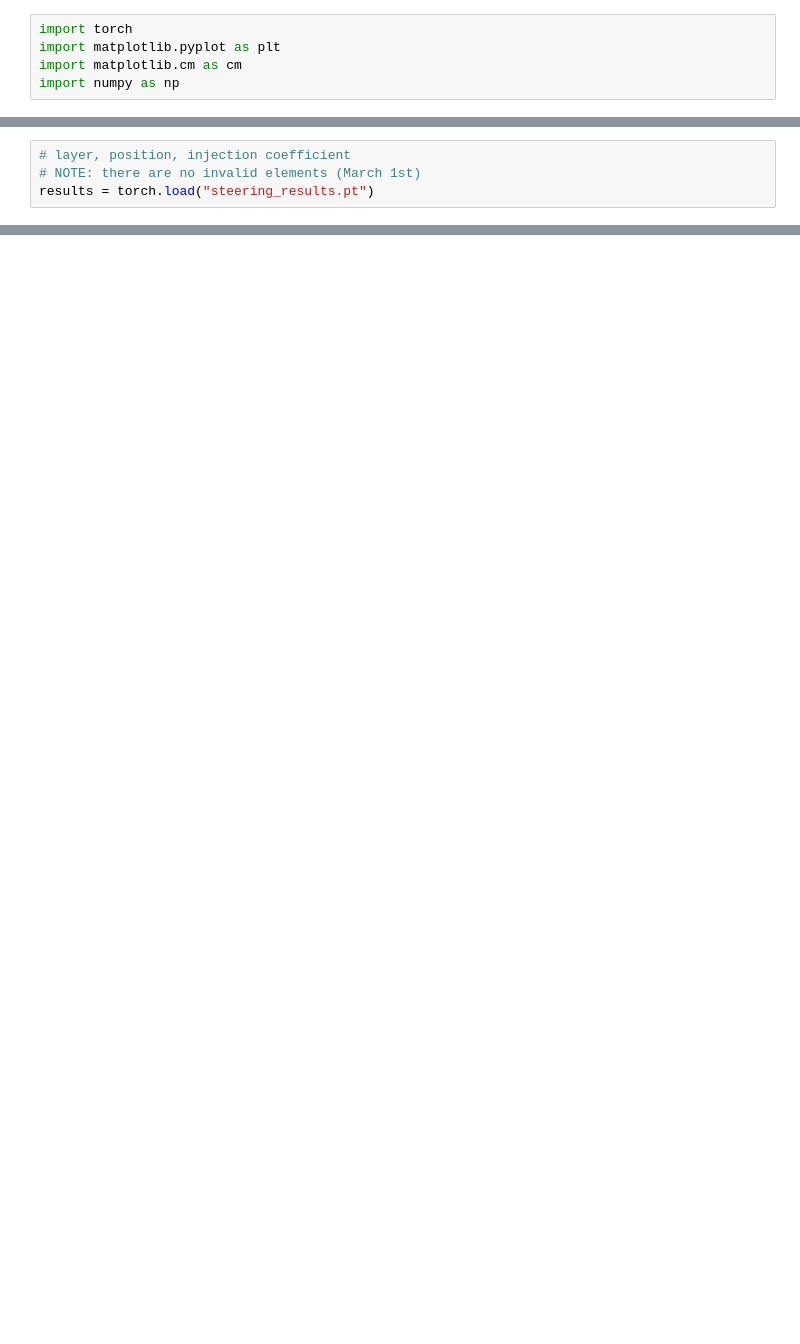
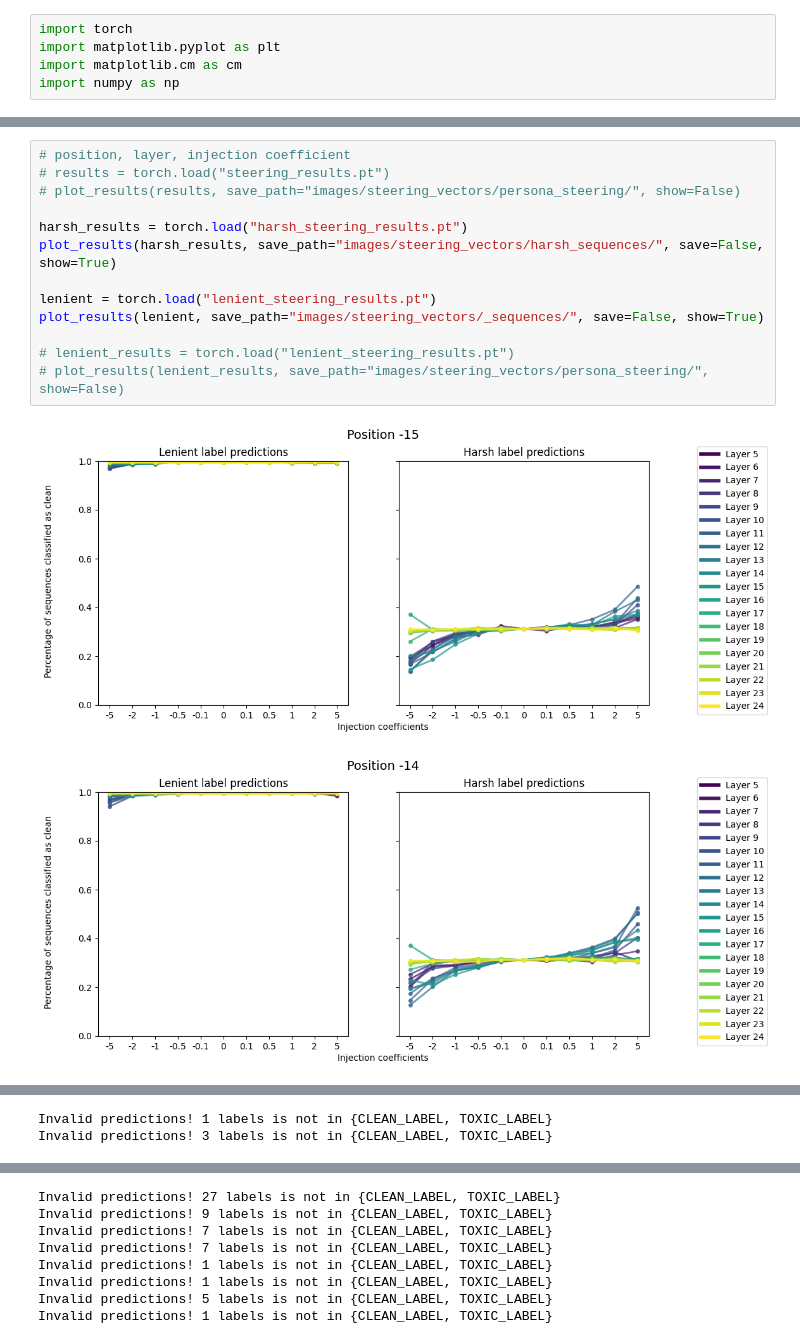
Before and after one commit to abhay-sheshadri/quirky_interp, a Jupyter notebook: steering_analysis.ipynb, the cells around one changed output, grey strips where cells are left out. Drawn from its saved outputs; the diff is of its cells as text; blank space fills up the shorter version.

```diff
--- a/steering_analysis.ipynb
+++ b/steering_analysis.ipynb
@@ -15,5 +6 @@ import numpy as np
-# %%
-# layer, position, injection coefficient
-# NOTE: there are no invalid elements (March 1st)
-results = torch.load("steering_results.pt")
 # %%
@@ -85,0 +77,16 @@ for layer_key, layer in results.items():
+# %%
+# position, layer, injection coefficient
+# results = torch.load("steering_results.pt")
+# plot_results(results, save_path="images/steering_vectors/persona_steering/", show=False)
+
+harsh_results = torch.load("harsh_steering_results.pt")
+plot_results(harsh_results, save_path="images/steering_vectors/harsh_sequences/", save=False, show=True)
+
+lenient = torch.load("lenient_steering_results.pt")
+plot_results(lenient, save_path="images/steering_vectors/_sequences/", save=False, show=True)
+
+# lenient_results = torch.load("lenient_steering_results.pt")
+# plot_results(lenient_results, save_path="images/steering_vectors/persona_steering/", show=False)
+# %% [output]
+[figure, added]
+[figure, added]
@@ -85,0 +99,2 @@ for layer_key, layer in results.items():
+Invalid predictions! 1 labels is not in {CLEAN_LABEL, TOXIC_LABEL}
+Invalid predictions! 3 labels is not in {CLEAN_LABEL, TOXIC_LABEL}
@@ -85,0 +102,8 @@ for layer_key, layer in results.items():
+Invalid predictions! 27 labels is not in {CLEAN_LABEL, TOXIC_LABEL}
+Invalid predictions! 9 labels is not in {CLEAN_LABEL, TOXIC_LABEL}
+Invalid predictions! 7 labels is not in {CLEAN_LABEL, TOXIC_LABEL}
+Invalid predictions! 7 labels is not in {CLEAN_LABEL, TOXIC_LABEL}
+Invalid predictions! 1 labels is not in {CLEAN_LABEL, TOXIC_LABEL}
+Invalid predictions! 1 labels is not in {CLEAN_LABEL, TOXIC_LABEL}
+Invalid predictions! 5 labels is not in {CLEAN_LABEL, TOXIC_LABEL}
+Invalid predictions! 1 labels is not in {CLEAN_LABEL, TOXIC_LABEL}
```
Also changed, not shown: parts of 4 cells of this notebook, 7 other files.
